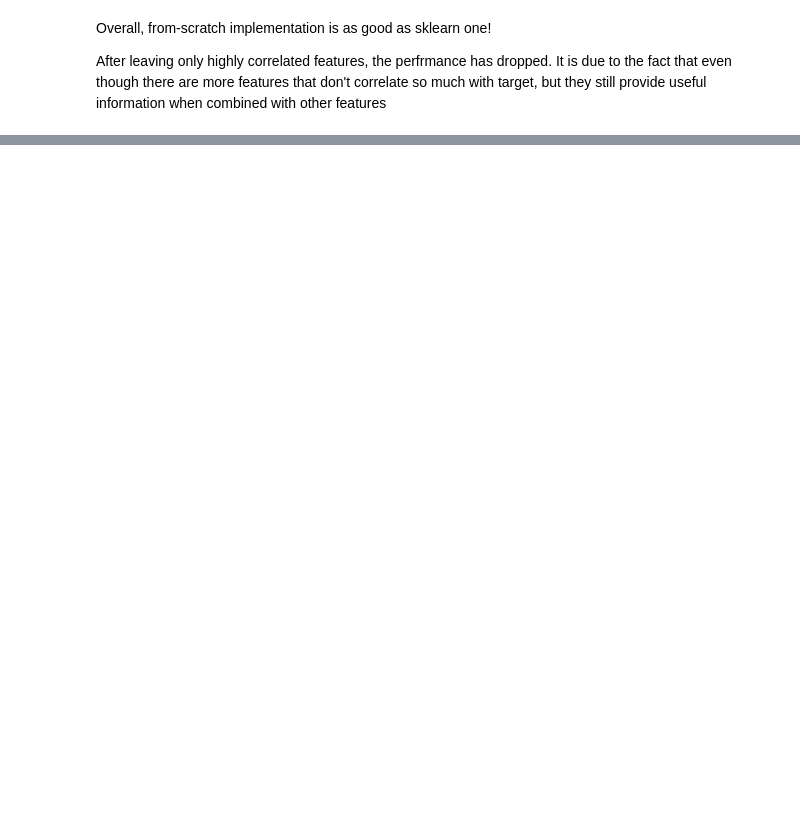
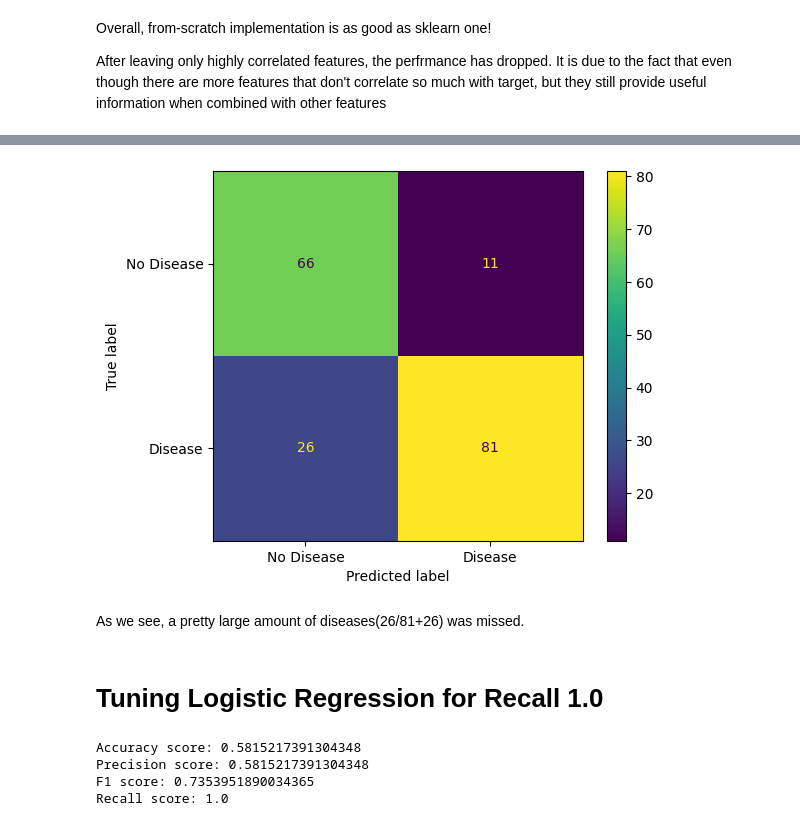
Before and after one commit to Alisizationed/sigmoid_homeworks, a Jupyter notebook: hw_4_logistic_regression/Sigmoid_HW_4.ipynb, the cells around one changed output, grey strips where cells are left out. Cells and saved outputs as stored; diff of their text form; code cells hidden in the pictures; blank space fills up the shorter version.

```diff
--- a/hw_4_logistic_regression/Sigmoid_HW_4.ipynb
+++ b/hw_4_logistic_regression/Sigmoid_HW_4.ipynb
@@ -101,2 +139,2 @@ dtype: float64
 # %%
-df_second = df[['ST_Slope', 'HeartDisease']]
+df_second = df[['HeartDisease', 'ChestPainType_ASY', 'ST_Slope_Up', 'ST_Slope_Flat']]
@@ -198,0 +279,16 @@ After leaving only highly correlated features, the perfrmance has dropped. It is
+# %%
+cm = confusion_matrix(y_test, y_pred)
+
+disp = ConfusionMatrixDisplay(
+    confusion_matrix=cm,
+    display_labels=['No Disease', 'Disease']
+)
+
+disp.plot()
+plt.show()
+# %% [output]
+[figure, added]
+# %% [markdown]
+As we see, a pretty large amount of diseases(26/81+26) was missed.
+# %% [markdown]
+# Tuning Logistic Regression for Recall 1.0
@@ -198,0 +323,16 @@ After leaving only highly correlated features, the perfrmance has dropped. It is
+# %%
+logr2 = Log_reg(max_iter=500)
+
+logr2.fit(X_train.values, y_train.values)
+
+y_pred = logr2.predict(X_test.values)
+
+print(f'Accuracy score: {accuracy_score(y_test.values, y_pred)}')
+print(f'Precision score: {precision_score(y_test.values, y_pred)}')
+print(f'F1 score: {f1_score(y_test.values, y_pred)}')
+print(f'Recall score: {recall_score(y_test.values, y_pred)}')
+# %% [output]
+Accuracy score: 0.5815217391304348
+Precision score: 0.5815217391304348
+F1 score: 0.7353951890034365
+Recall score: 1.0
```
Also changed, not shown: parts of 53 cells of this notebook.
